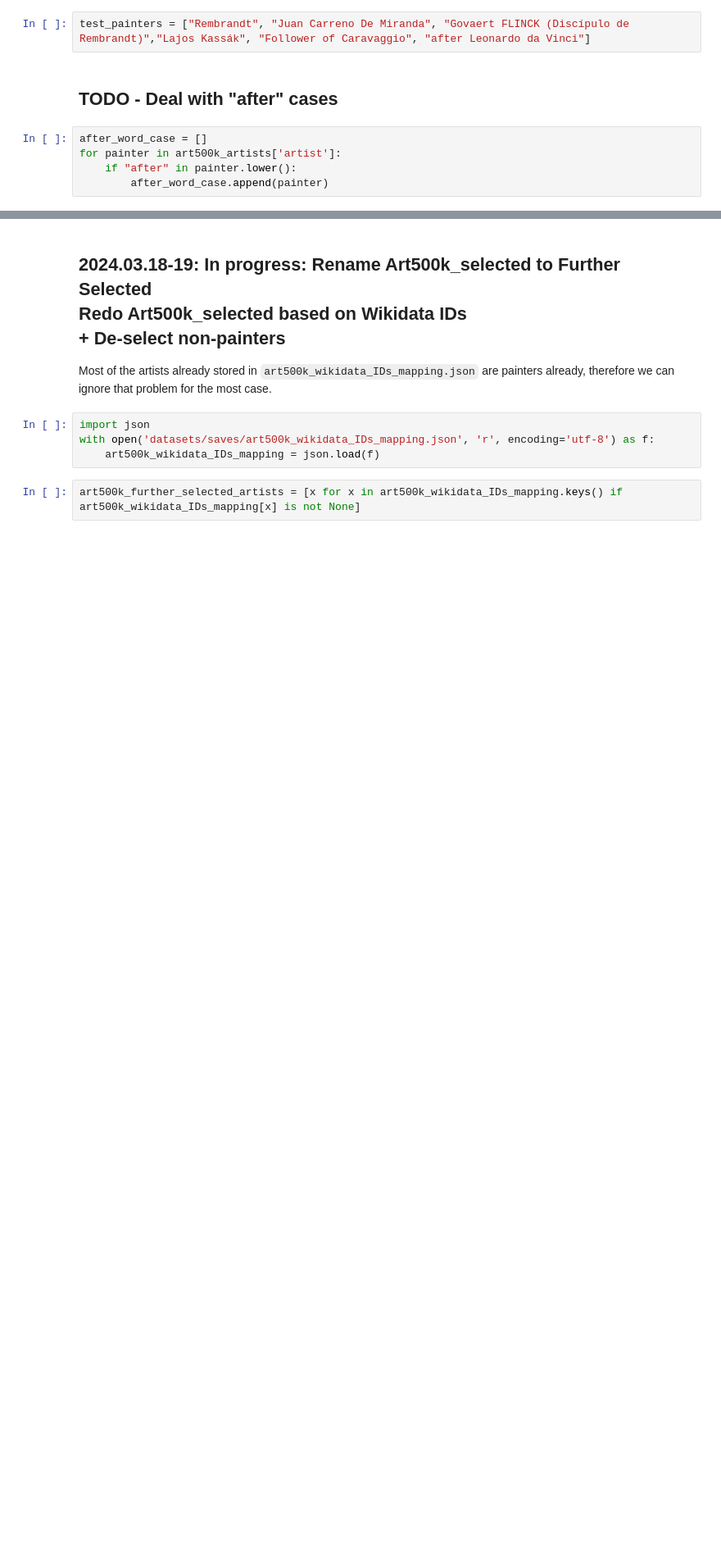
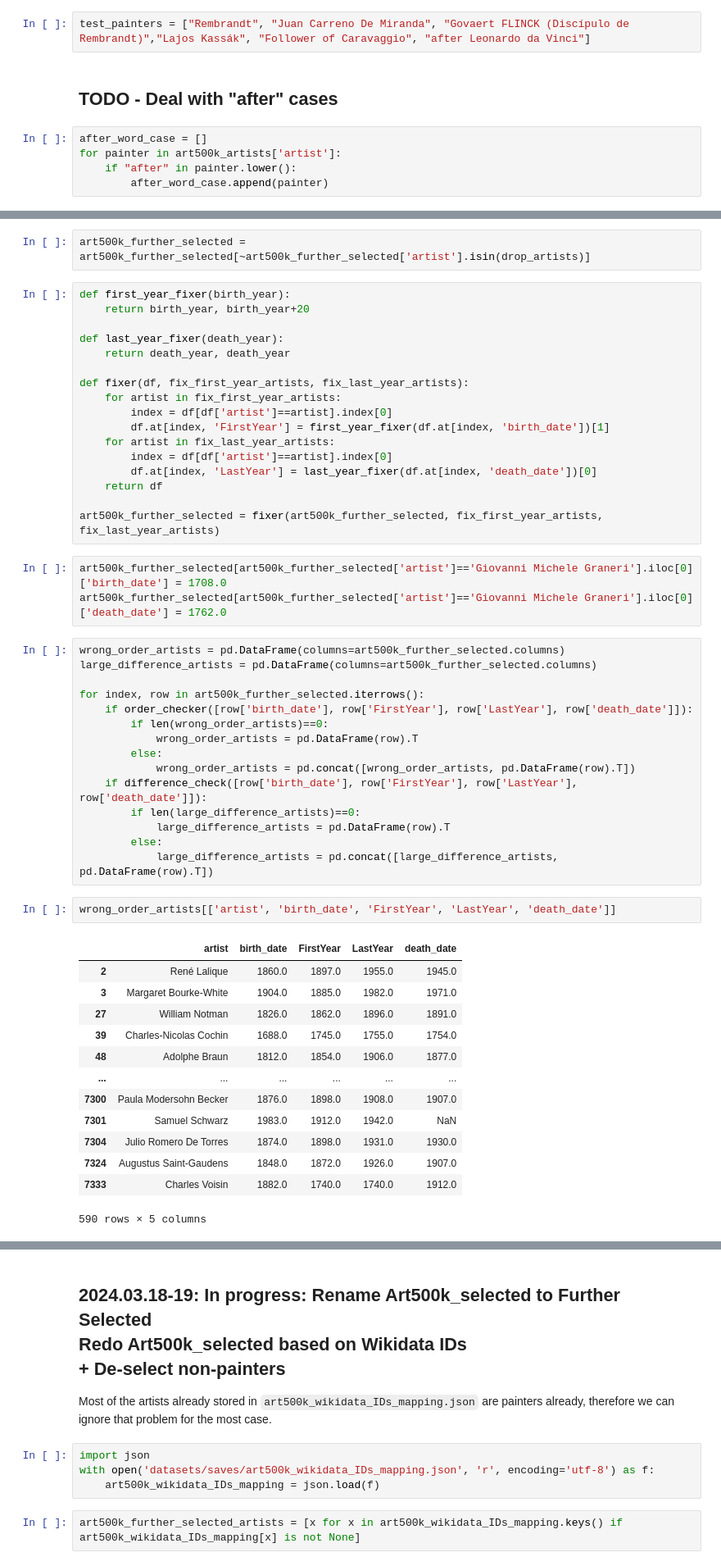
Before and after one commit to me9hanics/PainterPalette, a Jupyter notebook: art500k_updates.ipynb, the cells around one changed output, grey strips where cells are left out. Shown at 82% size. Saved outputs shown, nothing was run; the diff lists cells and outputs as text; blank space fills up the shorter version.

Commit message:
add temporary cleaning update of years

```diff
--- a/art500k_updates.ipynb
+++ b/art500k_updates.ipynb
@@ -337,0 +426,53 @@ for painter in art500k_artists['artist']:
+# %%
+art500k_further_selected = art500k_further_selected[~art500k_further_selected['artist'].isin(drop_artists)]
+# %%
+def first_year_fixer(birth_year):
+    return birth_year, birth_year+20
+
+def last_year_fixer(death_year):
+    return death_year, death_year
+
+def fixer(df, fix_first_year_artists, fix_last_year_artists):
+    for artist in fix_first_year_artists:
+        index = df[df['artist']==artist].index[0]
+        df.at[index, 'FirstYear'] = first_year_fixer(df.at[index, 'birth_date'])[1]
+    for artist in fix_last_year_artists:
+        index = df[df['artist']==artist].index[0]
+        df.at[index, 'LastYear'] = last_year_fixer(df.at[index, 'death_date'])[0]
+    return df
+
+art500k_further_selected = fixer(art500k_further_selected, fix_first_year_artists, fix_last_year_artists)
+# %%
+art500k_further_selected[art500k_further_selected['artist']=='Giovanni Michele Graneri'].iloc[0]['birth_date'] = 1708.0
+art500k_further_selected[art500k_further_selected['artist']=='Giovanni Michele Graneri'].iloc[0]['death_date'] = 1762.0
+# %%
+wrong_order_artists = pd.DataFrame(columns=art500k_further_selected.columns)
+large_difference_artists = pd.DataFrame(columns=art500k_further_selected.columns)
+
+for index, row in art500k_further_selected.iterrows():
+    if order_checker([row['birth_date'], row['FirstYear'], row['LastYear'], row['death_date']]):
+        if len(wrong_order_artists)==0:
+            wrong_order_artists = pd.DataFrame(row).T
+        else:
+            wrong_order_artists = pd.concat([wrong_order_artists, pd.DataFrame(row).T])
+    if difference_check([row['birth_date'], row['FirstYear'], row['LastYear'], row['death_date']]):
+        if len(large_difference_artists)==0:
+            large_difference_artists = pd.DataFrame(row).T
+        else:
+            large_difference_artists = pd.concat([large_difference_artists, pd.DataFrame(row).T])
+# %%
+wrong_order_artists[['artist', 'birth_date', 'FirstYear', 'LastYear', 'death_date']]
+# %% [output]
+|  | artist | birth_date | FirstYear | LastYear | death_date |
+| 2 | René Lalique | 1860.0 | 1897.0 | 1955.0 | 1945.0 |
+| 3 | Margaret Bourke-White | 1904.0 | 1885.0 | 1982.0 | 1971.0 |
+| 27 | William Notman | 1826.0 | 1862.0 | 1896.0 | 1891.0 |
+| 39 | Charles-Nicolas Cochin | 1688.0 | 1745.0 | 1755.0 | 1754.0 |
+| 48 | Adolphe Braun | 1812.0 | 1854.0 | 1906.0 | 1877.0 |
+| ... | ... | ... | ... | ... | ... |
+| 7300 | Paula Modersohn Becker | 1876.0 | 1898.0 | 1908.0 | 1907.0 |
+| 7301 | Samuel Schwarz | 1983.0 | 1912.0 | 1942.0 | NaN |
+| 7304 | Julio Romero De Torres | 1874.0 | 1898.0 | 1931.0 | 1930.0 |
+| 7324 | Augustus Saint-Gaudens | 1848.0 | 1872.0 | 1926.0 | 1907.0 |
+| 7333 | Charles Voisin | 1882.0 | 1740.0 | 1740.0 | 1912.0 |
+590 rows × 5 columns
```
Also changed, not shown: parts of 21 cells of this notebook, 4 other files.
